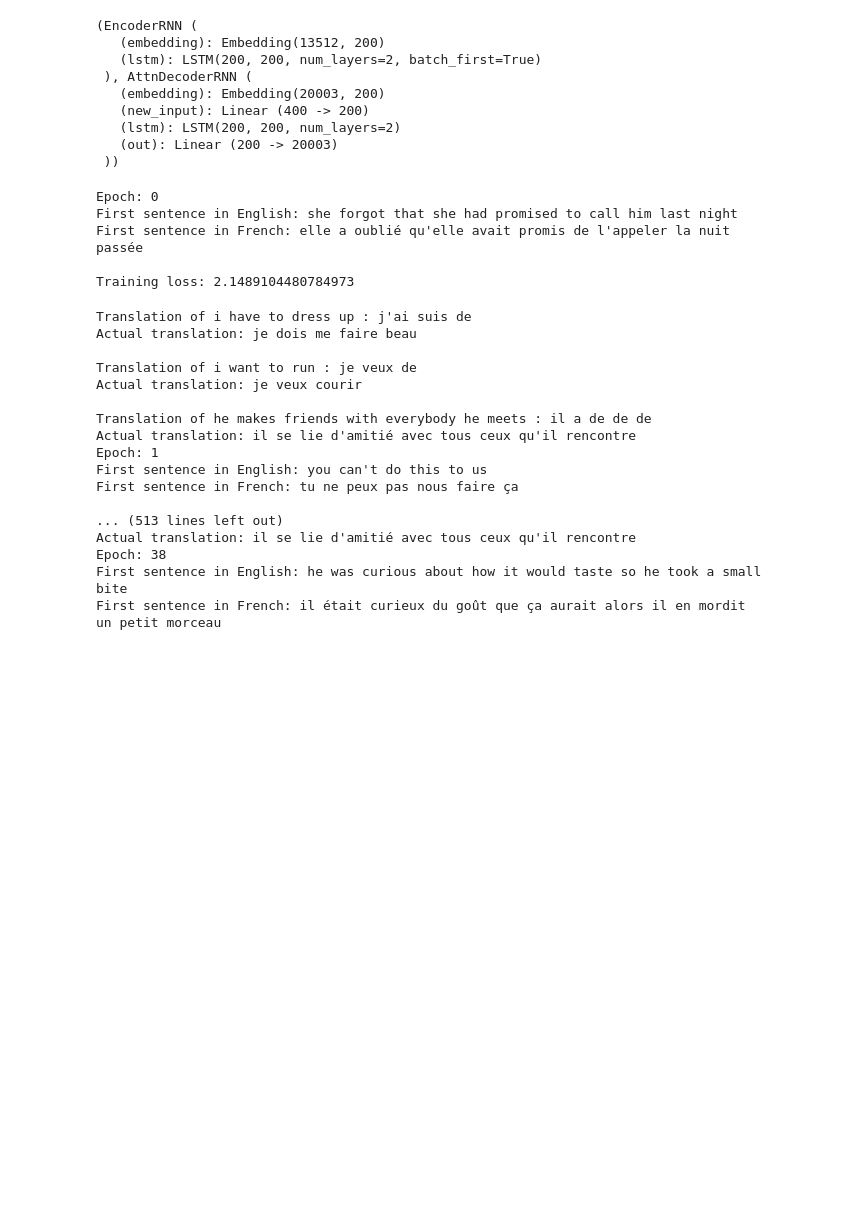
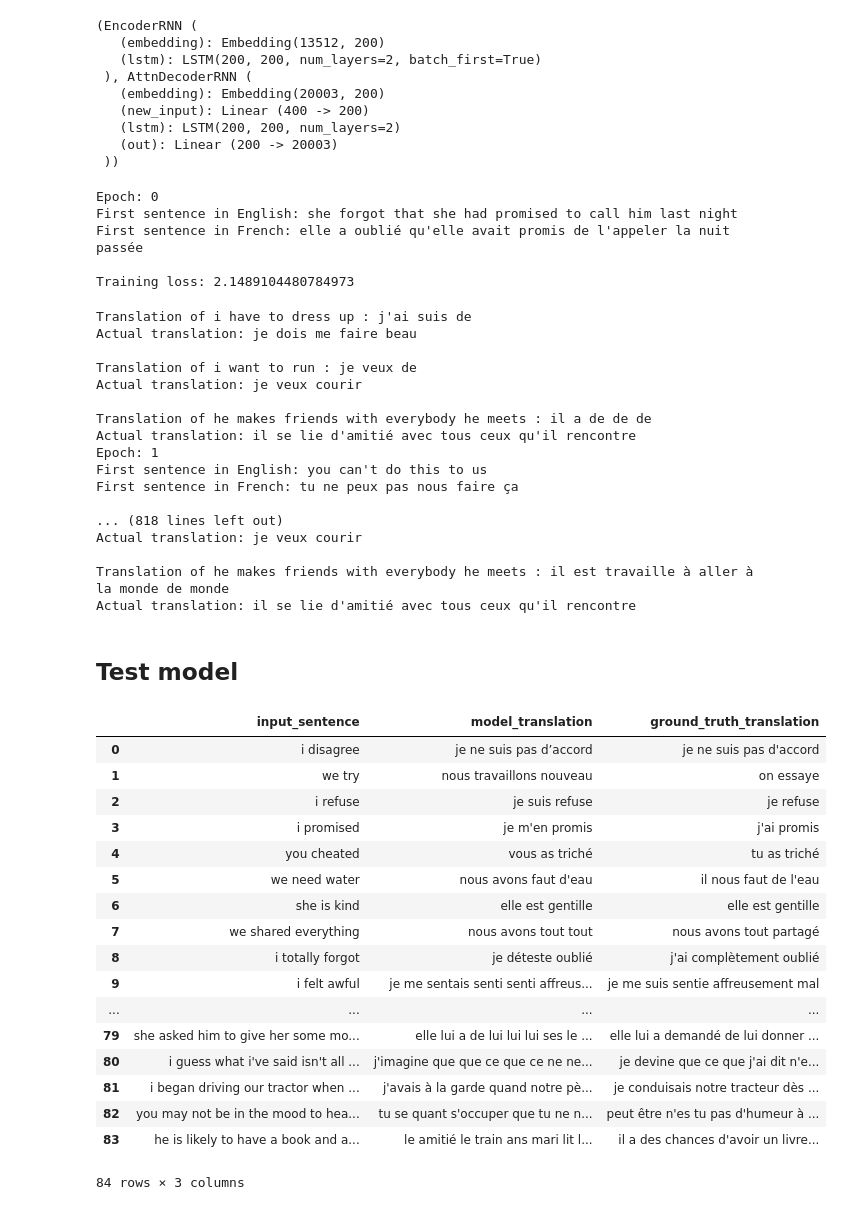
Before and after one commit to Runze/seq2seq-translation-attention, a Jupyter notebook: translate.ipynb, the cells around one changed output. Saved outputs shown, nothing was run; the diff lists cells and outputs as text; code cells hidden in the pictures; blank space fills up the shorter version.

Commit message:
Finalize model.

```diff
--- a/translate.ipynb
+++ b/translate.ipynb
@@ -583,12 +584,14 @@ X_ix = [i for i, e in enumerate(X_id_padded_test) if X_word_to_id['UNK'] not in
 y_ix = [i for i, e in enumerate(y_id_padded_test) if y_word_to_id['UNK'] not in e]
 ix = list(set(X_ix).intersection(y_ix))
 
+X_id_padded_test_clean, y_id_padded_test_clean = X_id_padded_test[ix], y_id_padded_test[ix]
+
 np.random.seed(123456)
 np.random.shuffle(ix)
 ix = ix[:3]
 
-X_test = X_id_padded_test[ix]
-y_test = y_id_padded_test[ix]
+X_test = X_id_padded_test_clean[ix]
+y_test = y_id_padded_test_clean[ix]
 # %%
 # Translate test sentences and visualize attention
 def translate_tests(X_test, y_test):
@@ -644,7 +647,7 @@ for i in range(epochs):
 
     # Evaluate
     # Translate test sentences
-    input_sentences, target_sentences, output_sentences, attention_plots = translate_tests(X_test, y_test)
+    input_sentences, target_sentences, output_sentences, decoder_attentions = translate_tests(X_test, y_test)
 
     for j in range(len(input_sentences)):
         print('\nTranslation of', input_sentences[j], ':', output_sentences[j])
@@ -667,8 +670,58 @@ Epoch: 1
 First sentence in English: you can't do this to us
 First sentence in French: tu ne peux pas nous faire ça
 
-... (513 lines left out)
+... (818 lines left out)
+Actual translation: je veux courir
+
+Translation of he makes friends with everybody he meets : il est travaille à aller à la monde de monde
 Actual translation: il se lie d'amitié avec tous ceux qu'il rencontre
-Epoch: 38
-First sentence in English: he was curious about how it would taste so he took a small bite
-First sentence in French: il était curieux du goût que ça aurait alors il en mordit un petit morceau
+# %% [markdown]
+## Test model
+# %%
+# In the test data, for each input sentence length, randomly selects 5 sentences
+X_id_padded_test_sent_len = np.count_nonzero(X_id_padded_test_clean, axis=1)
+
+for i in range(min(X_id_padded_test_sent_len), max(X_id_padded_test_sent_len) + 1):
+    ix = np.where(X_id_padded_test_sent_len == i)[0]
+
+    np.random.seed(123456)
+    np.random.shuffle(ix)
+    ix = ix[:5]
+
+    if i == min(X_id_padded_test_sent_len):
+        X_test = X_id_padded_test_clean[ix]
+        y_test = y_id_padded_test_clean[ix]
+    else:
+        X_test = np.append(X_test, X_id_padded_test_clean[ix], axis=0)
+        y_test = np.append(y_test, y_id_padded_test_clean[ix], axis=0)
+# %%
+# Generate translations
+input_sentences, target_sentences, output_sentences, decoder_attentions = translate_tests(X_test, y_test)
+# %%
+test_translations = pd.DataFrame({
+    'input_sentence': input_sentences,
+    'ground_truth_translation': target_sentences,
+    'model_translation': output_sentences
+})
+
+test_translations = test_translations[['input_sentence', 'model_translation', 'ground_truth_translation']]
+test_translations
+# %% [output]
+|  | input_sentence | model_translation | ground_truth_translation |
+| 0 | i disagree | je ne suis pas d’accord | je ne suis pas d'accord |
+| 1 | we try | nous travaillons nouveau | on essaye |
+| 2 | i refuse | je suis refuse | je refuse |
+| 3 | i promised | je m'en promis | j'ai promis |
+| 4 | you cheated | vous as triché | tu as triché |
+| 5 | we need water | nous avons faut d'eau | il nous faut de l'eau |
+| 6 | she is kind | elle est gentille | elle est gentille |
+| 7 | we shared everything | nous avons tout tout | nous avons tout partagé |
+| 8 | i totally forgot | je déteste oublié | j'ai complètement oublié |
+| 9 | i felt awful | je me sentais senti senti affreus... | je me suis sentie affreusement mal |
+| ... | ... | ... | ... |
+| 79 | she asked him to give her some mo... | elle lui a de lui lui lui ses le ... | elle lui a demandé de lui donner ... |
+| 80 | i guess what i've said isn't all ... | j'imagine que que ce que ce ne ne... | je devine que ce que j'ai dit n'e... |
+| 81 | i began driving our tractor when ... | j'avais à la garde quand notre pè... | je conduisais notre tracteur dès ... |
+| 82 | you may not be in the mood to hea... | tu se quant s'occuper que tu ne n... | peut être n'es tu pas d'humeur à ... |
+| 83 | he is likely to have a book and a... | le amitié le train ans mari lit l... | il a des chances d'avoir un livre... |
+84 rows × 3 columns
```
Also changed, not shown: parts of 2 cells of this notebook.
